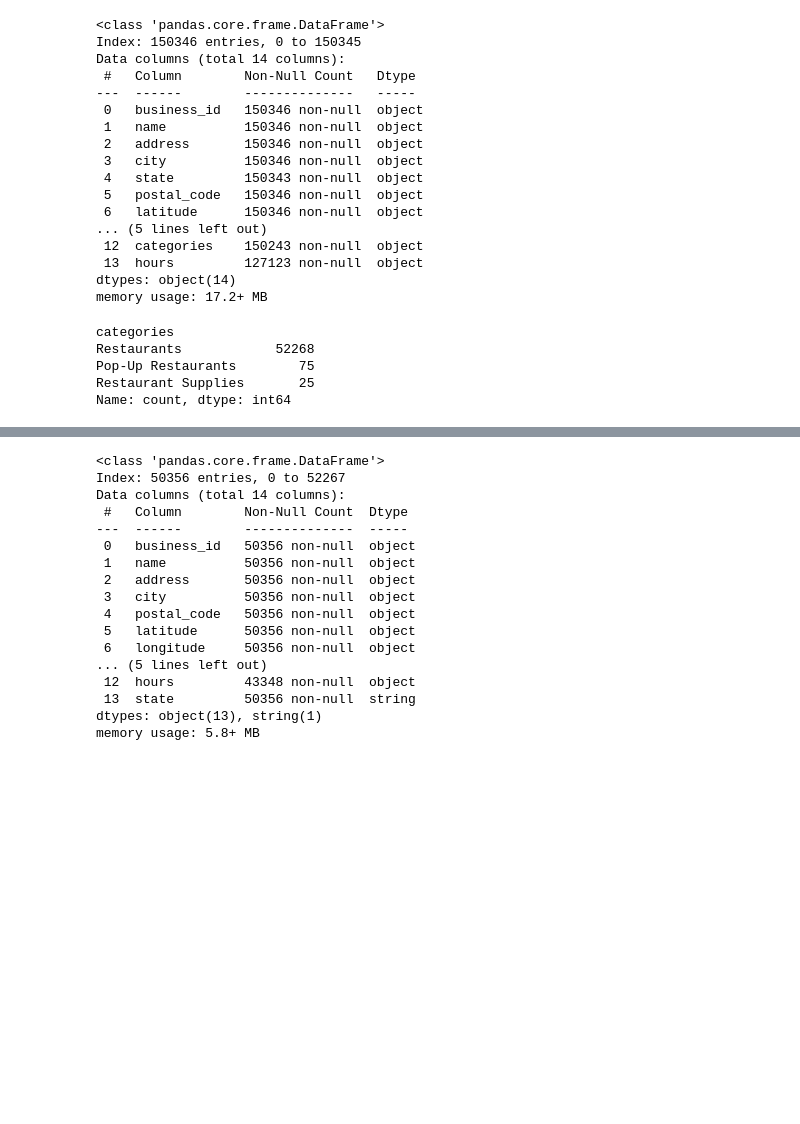
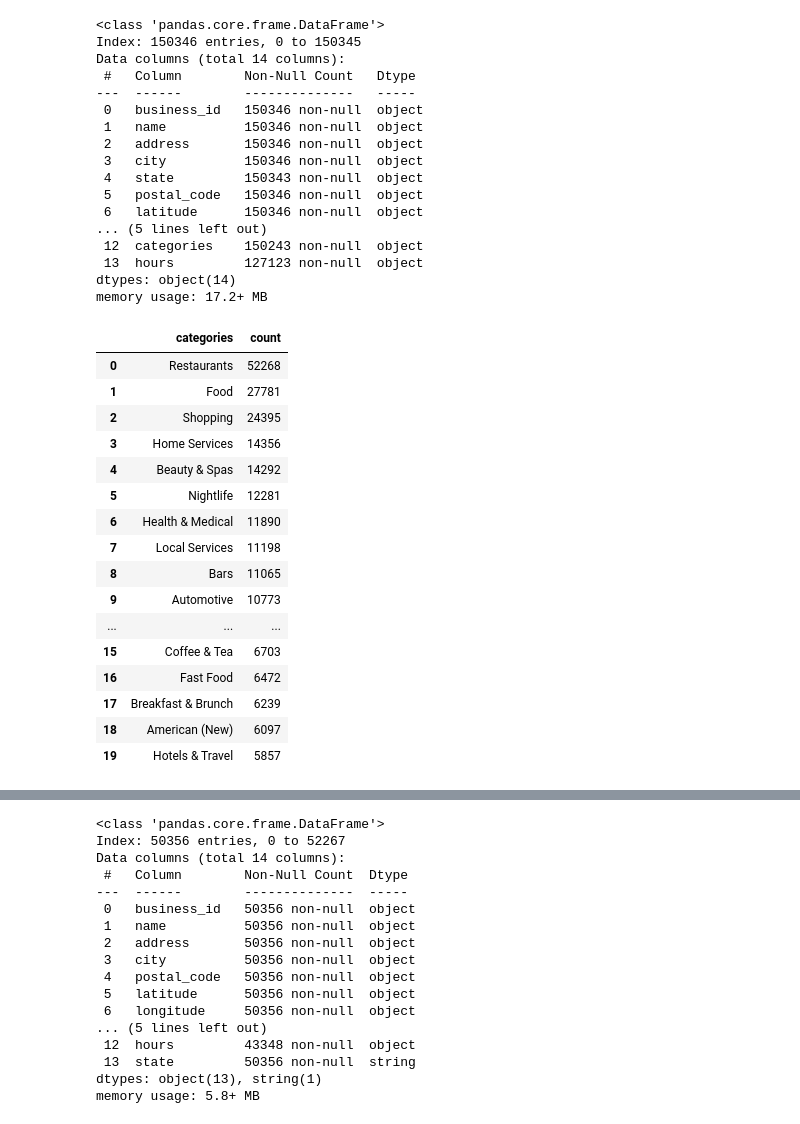
Before and after one commit to nelvinvelazco/GCP, a Jupyter notebook: ETL_yelp_business.ipynb, the cells around one changed output, grey strips where cells are left out. Cells and saved outputs as stored; diff of their text form; code cells hidden in the pictures; blank space fills up the shorter version.

```diff
--- a/ETL_yelp_business.ipynb
+++ b/ETL_yelp_business.ipynb
@@ -21,8 +21,8 @@ df_estados_USA.head()
 | 3 | Arkansas | AR |
 | 4 | California | CA |
 # %%
-#df_business = pd.read_pickle("D:/PROYECTO FINAL/Yelp/business.pkl")
-df_business = pd.read_pickle("C:/Data/Yelp/business.pkl")
+df_business = pd.read_pickle("D:/PROYECTO FINAL/Yelp/business.pkl")
+#df_business = pd.read_pickle("C:/Data/Yelp/business.pkl")
 df_business = df_business.loc[:, ~df_business.columns.duplicated()]
 # %%
 df_business.head(3)
@@ -61,9 +61,23 @@ df_business2= df_business[df_business['categories'].str.contains('restaurant', c
 # %%
-df_business2['categories'].value_counts()
+df= df_business['categories'].value_counts().reset_index()
-# %% [output]
-categories
-Restaurants            52268
-Pop-Up Restaurants        75
-Restaurant Supplies       25
-Name: count, dtype: int64
+# %%
+df.head(20)
+# %% [output]
+|  | categories | count |
+| 0 | Restaurants | 52268 |
+| 1 | Food | 27781 |
+| 2 | Shopping | 24395 |
+| 3 | Home Services | 14356 |
+| 4 | Beauty & Spas | 14292 |
+| 5 | Nightlife | 12281 |
+| 6 | Health & Medical | 11890 |
+| 7 | Local Services | 11198 |
+| 8 | Bars | 11065 |
+| 9 | Automotive | 10773 |
+| ... | ... | ... |
+| 15 | Coffee & Tea | 6703 |
+| 16 | Fast Food | 6472 |
+| 17 | Breakfast & Brunch | 6239 |
+| 18 | American (New) | 6097 |
+| 19 | Hotels & Travel | 5857 |
 # %%
```
Also changed, not shown: parts of 3 cells of this notebook, 3 other files.
